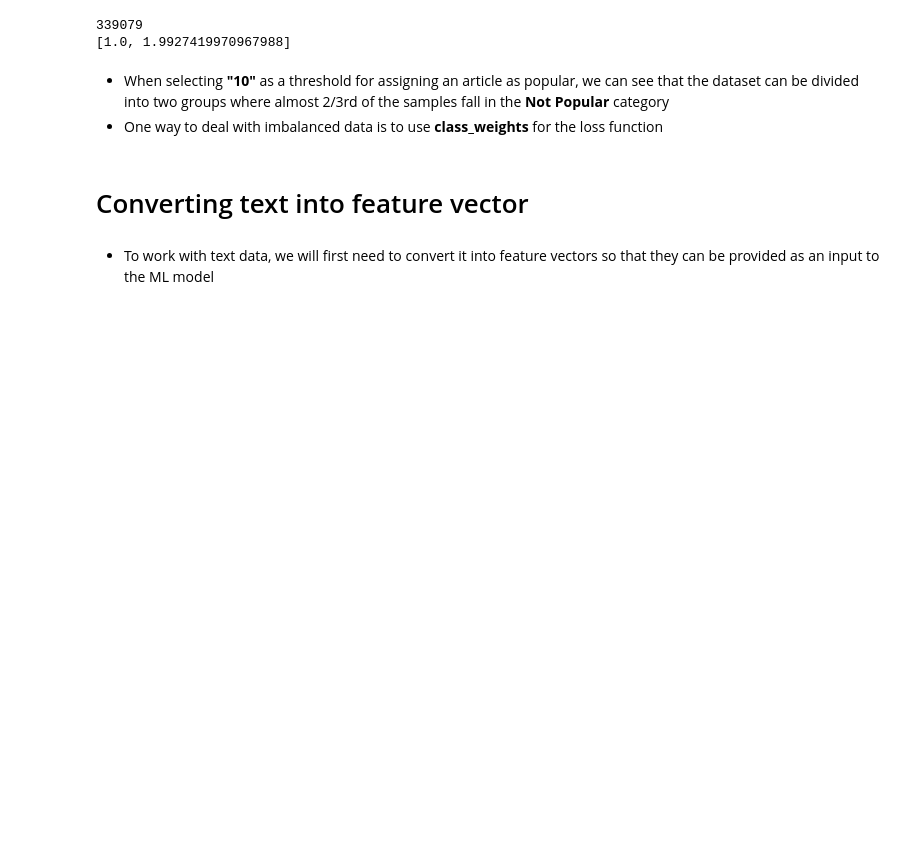
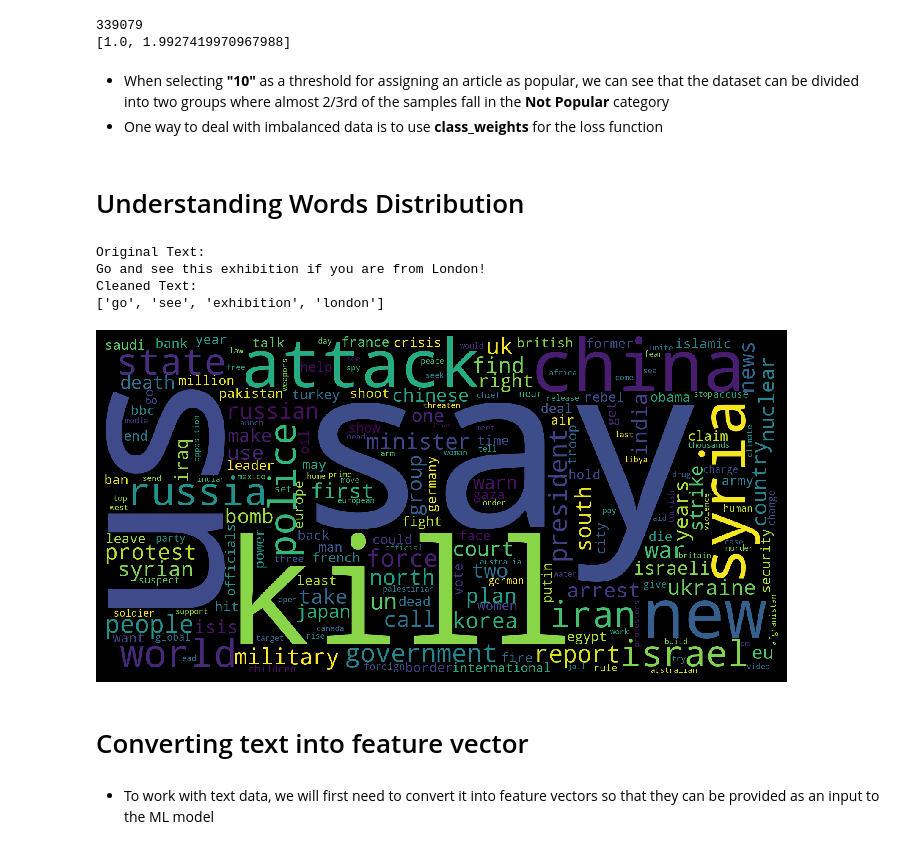
Before and after one commit to asheeshcric/eluvio-challenge, a Jupyter notebook: data_analysis.ipynb, the cells around one changed output. Drawn from its saved outputs; the diff is of its cells as text; code cells hidden in the pictures; blank space fills up the shorter version.

Commit message:
Visualize words distributions removing stop words

```diff
--- a/data_analysis.ipynb
+++ b/data_analysis.ipynb
@@ -207,3 +141,5 @@ print(weights)
 # %% [markdown]
 - When selecting **"10"** as a threshold for assigning an article as popular, we can see that the dataset can be divided into two groups where almost 2/3rd of the samples fall in the **Not Popular** category
 - One way to deal with imbalanced data is to use **class_weights** for the loss function
+# %% [markdown]
+# Understanding Words Distribution
@@ -210,3 +197,19 @@ print(weights)
+# %%
+print('Original Text:')
+print(text[192])
+print('Cleaned Text:')
+print(text_process(text[192]))
+# %% [output]
+Original Text:
+Go and see this exhibition if you are from London!
+Cleaned Text:
+['go', 'see', 'exhibition', 'london']
+# %%
+words_dist=word_freq(data['title'])
+# %%
+plot_cloud(words_dist,size = (15,5))
+# %% [output]
+[figure, added]
 # %% [markdown]
 # Converting text into feature vector
 # %% [markdown]
```
Also changed, not shown: parts of 24 cells of this notebook.
